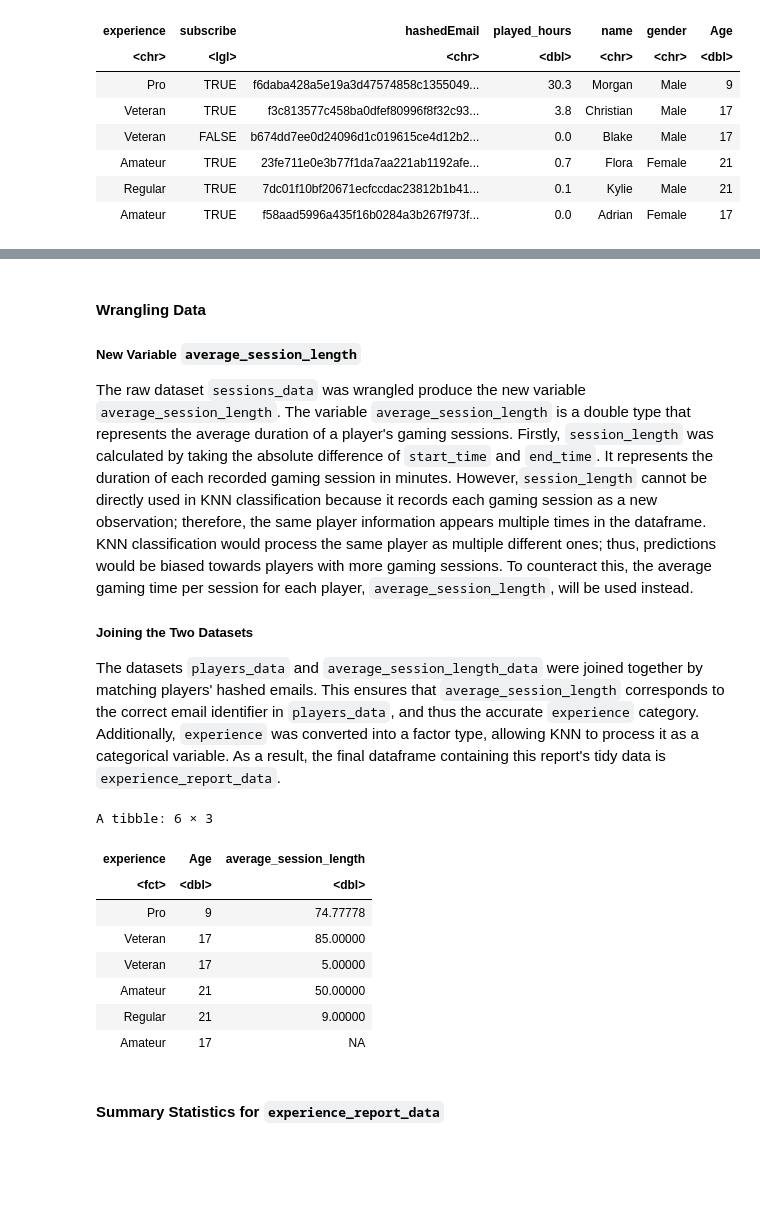
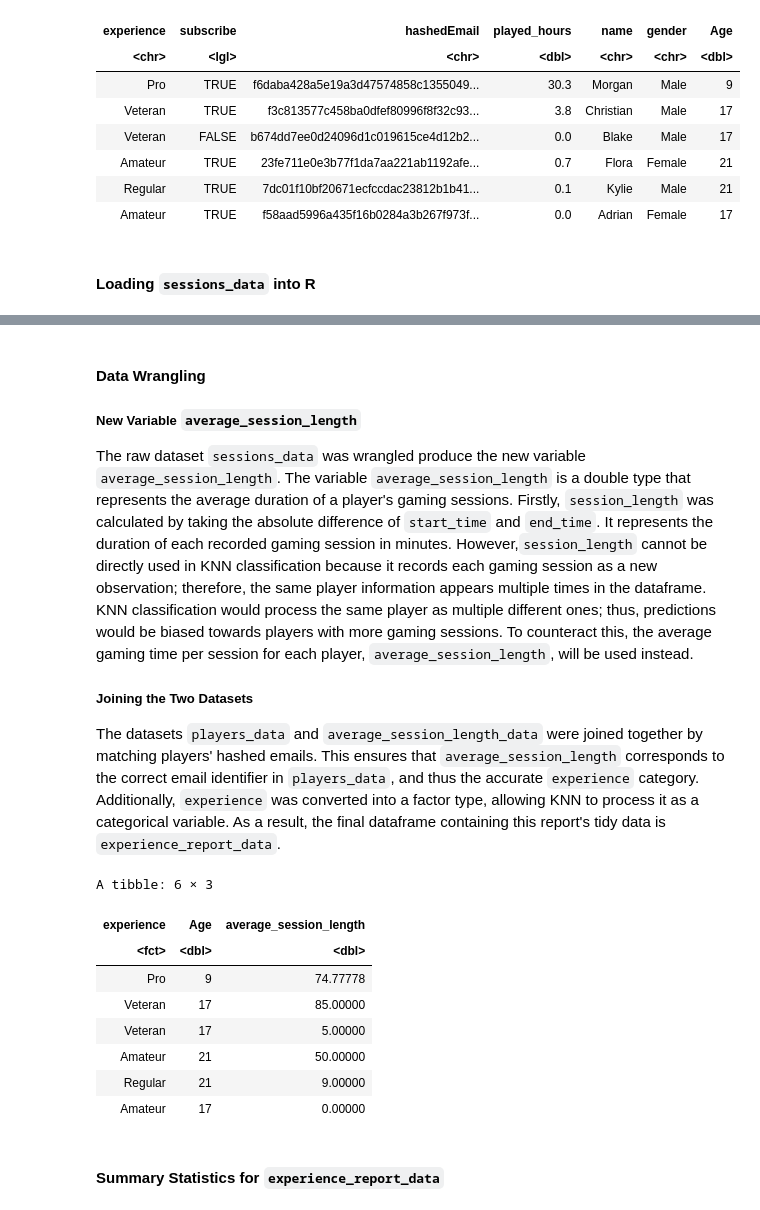
Before and after one commit to vckytn22/DSCI-100-Final-Report-Group-Project-004-27-, a Jupyter notebook: final_report_004_27.ipynb, the cells around one changed output, grey strips where cells are left out. Cells and saved outputs as stored; diff of their text form; code cells hidden in the pictures; blank space fills up the shorter version.

```diff
--- a/final_report_004_27.ipynb
+++ b/final_report_004_27.ipynb
@@ -86,6 +88,8 @@ A tibble: 6 × 7
 | Amateur | TRUE | 23fe711e0e3b77f1da7aa221ab1192afe... | 0.7 | Flora | Female | 21 |
 | Regular | TRUE | 7dc01f10bf20671ecfccdac23812b1b41... | 0.1 | Kylie | Male | 21 |
 | Amateur | TRUE | f58aad5996a435f16b0284a3b267f973f... | 0.0 | Adrian | Female | 17 |
+# %% [markdown]
+#### Loading `sessions_data` into R
 # %%
 url_sessions <- "https://raw.githubusercontent.com/vckytn22/DSCI-100-Final-Report-Group-Project-004-27-/refs/heads/main/sessions.csv"
 sessions_data <- read_csv(url_sessions) |> drop_na()
@@ -109,7 +113,7 @@ A tibble: 6 × 5
 | 36d9cbb4c6bc0c1a6911436d2da0d09ec... | 25/05/2024 16:01 | 25/05/2024 16:12 | 1.71665e+12 | 1.71665e+12 |
 | bfce39c89d6549f2bb94d8064d3ce69dc... | 23/06/2024 15:08 | 23/06/2024 17:10 | 1.71916e+12 | 1.71916e+12 |
 # %% [markdown]
-#### Wrangling Data
+#### Data Wrangling
 ##### New Variable `average_session_length`
 
 The raw dataset `sessions_data` was wrangled produce the new variable `average_session_length`. The variable `average_session_length` is a double type that represents the average duration of a player's gaming sessions. Firstly, `session_length` was calculated by taking the absolute difference of `start_time` and `end_time`. It represents the duration of each recorded gaming session in minutes. However,`session_length` cannot be directly used in KNN classification because it records
@@ -119,30 +123,31 @@ The datasets `players_data` and `average_session_length_data` were joined togeth
 # %%
 sessions_data_converted <- sessions_data |>
     mutate(
     start_time = dmy_hm(start_time),
     end_time = dmy_hm(end_time))
 session_length_data <- sessions_data_converted |>
     mutate(session_length = as.numeric(difftime(end_time, start_time, units = "mins")))
 
 average_session_length_data <- session_length_data |>
     group_by(hashedEmail) |>
     summarize(average_session_length = mean(session_length, na.rm = TRUE))
 
 experience_report_data <- players_data |>
     left_join(average_session_length_data, by = "hashedEmail") |>
     mutate(experience = as.factor(experience)) |>
+    mutate(average_session_length = replace_na(average_session_length, 0)) |>
     select(experience, Age, average_session_length)
 head(experience_report_data)
 # %% [output]
 A tibble: 6 × 3
 | experience | Age | average_session_length |
 | <fct> | <dbl> | <dbl> |
 | Pro | 9 | 74.77778 |
 | Veteran | 17 | 85.00000 |
 | Veteran | 17 | 5.00000 |
 | Amateur | 21 | 50.00000 |
 | Regular | 21 | 9.00000 |
-| Amateur | 17 | NA |
+| Amateur | 17 | 0.00000 |
 # %% [markdown]
 #### Summary Statistics for `experience_report_data`
 # %% [markdown]
```
Also changed, not shown: parts of 21 cells of this notebook.
